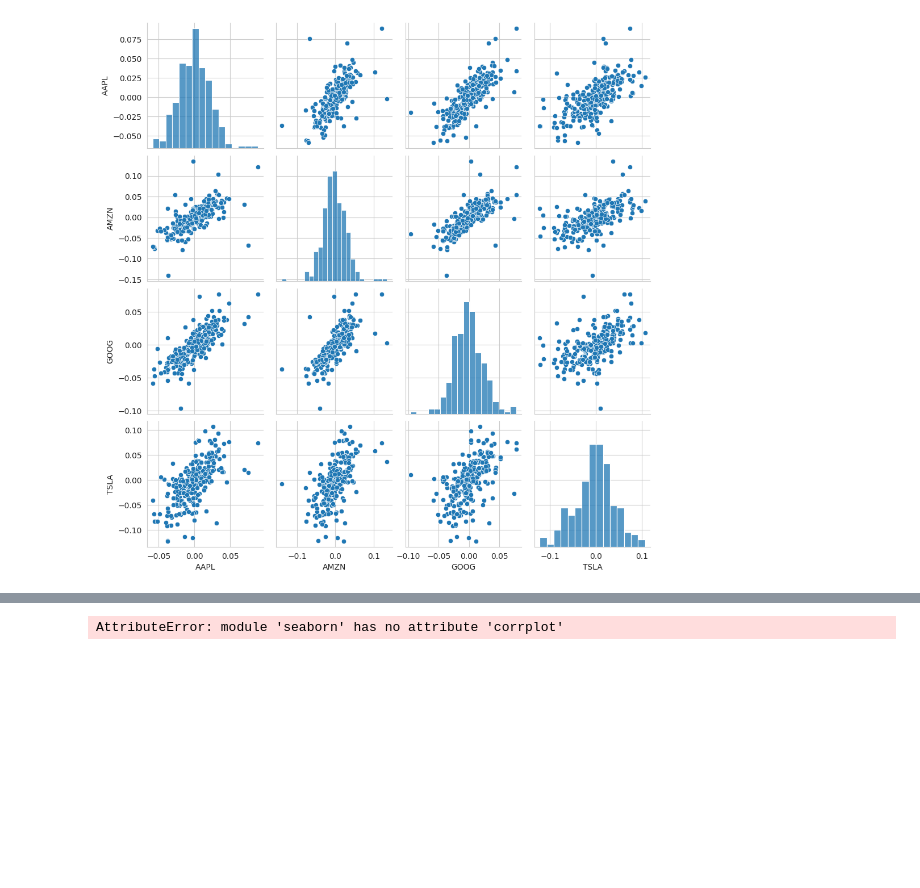
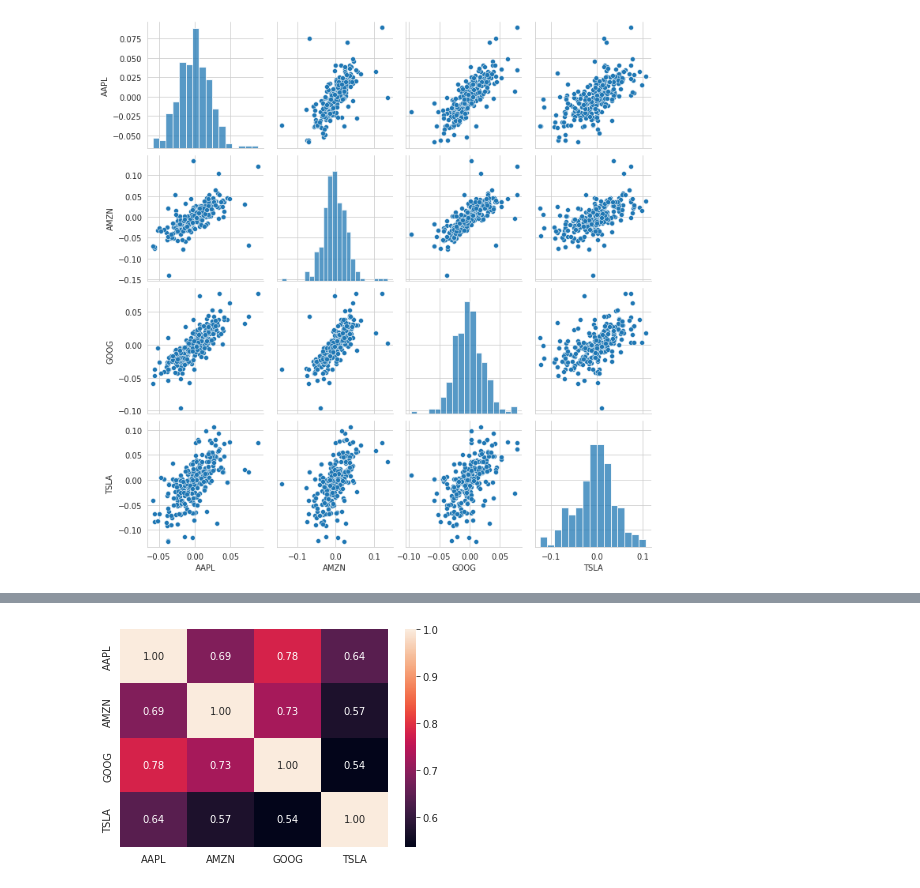
Before and after one commit to CaptainJack2491/Stock_Market_Analysis, a Jupyter notebook: Stock_Market_Analysis.ipynb, the cells around one changed output, grey strips where cells are left out. Drawn from its saved outputs; the diff is of its cells as text; code cells hidden in the pictures; blank space fills up the shorter version.

```diff
--- a/Stock_Market_Analysis.ipynb
+++ b/Stock_Market_Analysis.ipynb
@@ -180,4 +180,6 @@ returns_fig.map_diag(plt.hist,bins=30)
-# %%
-sns.corrplot(tech_rets.dropna(),annot=True)
-# %% [output]
-AttributeError: module 'seaborn' has no attribute 'corrplot'
+# %%
+tech_rets_corr= tech_rets.dropna().corr()
+sns.heatmap(tech_rets_corr, annot=True, fmt='.2f')
+plt.show()
+# %% [output]
+[figure, added]
```
Also changed, not shown: parts of 12 cells of this notebook.
